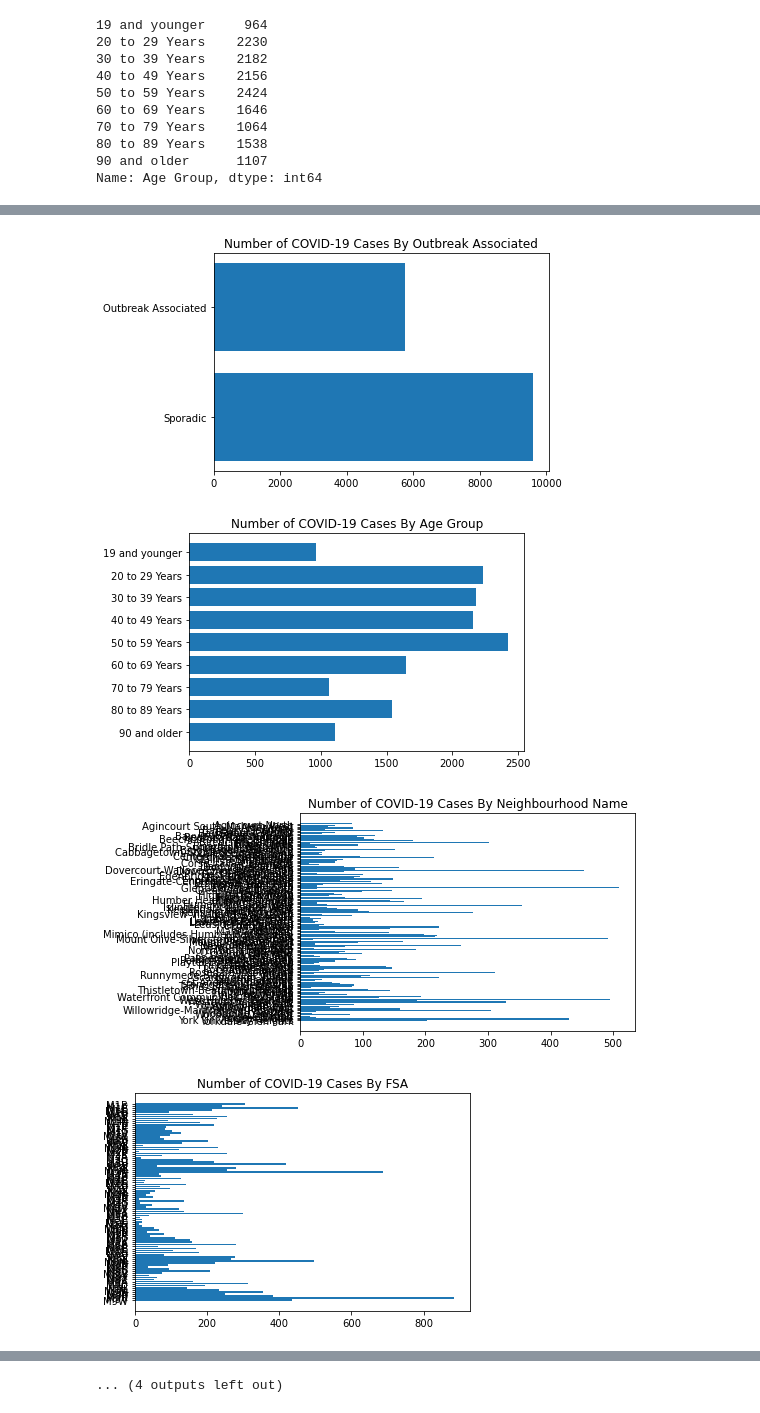
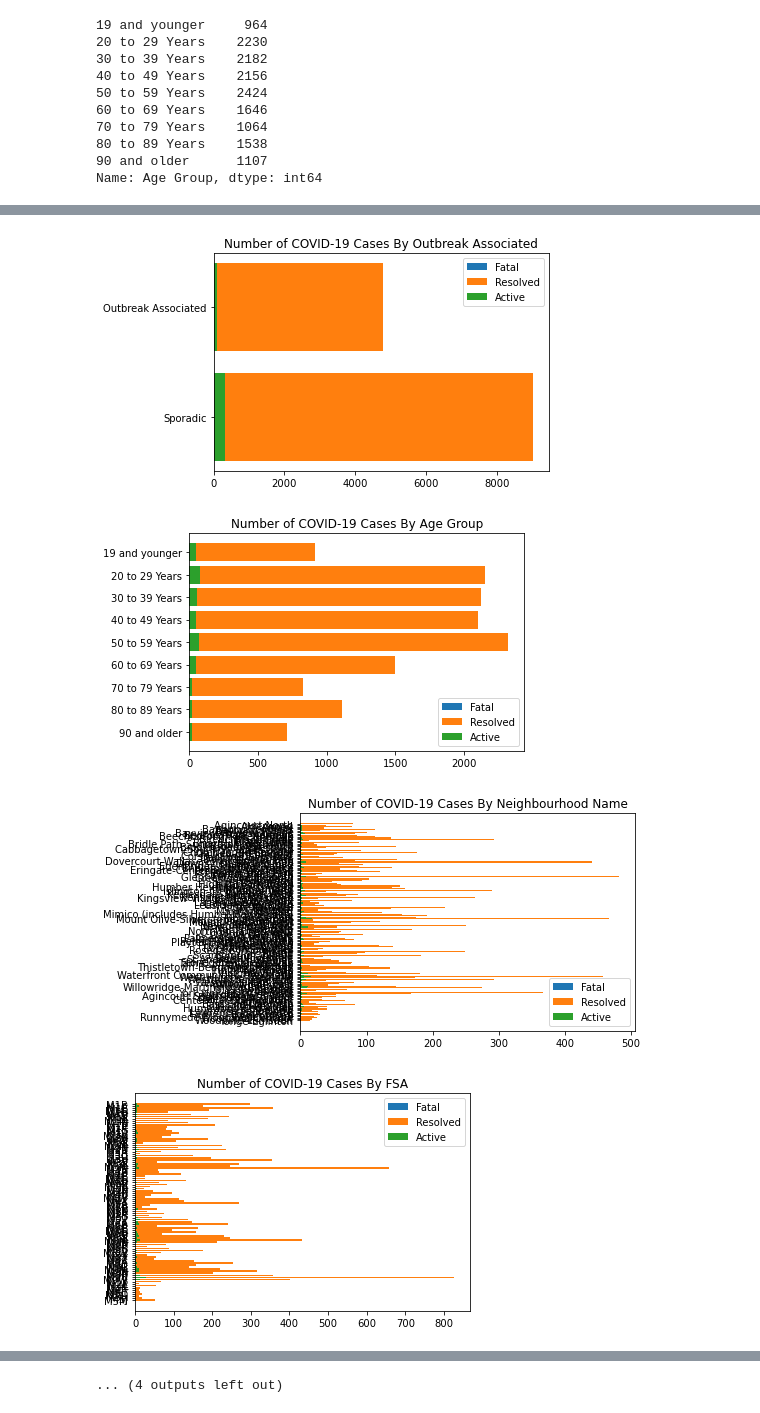
Before and after one commit to adrienne-siu/toronto_covid-19_cases_project, a Jupyter notebook: toronto_covid_notebook.ipynb, the cells around one changed output, grey strips where cells are left out. Cells and saved outputs as stored; diff of their text form; code cells hidden in the pictures.

Commit message:
Make stacked bar plots.

```diff
--- a/toronto_covid_notebook.ipynb
+++ b/toronto_covid_notebook.ipynb
@@ -181,0 +171,4 @@ Text(0.5, 1.0, 'Number of COVID-19 Cases By Age Group')
+# %%
+entry_vc = covid_data[covid_data['Outcome']=='FATAL']['Age Group'].value_counts().sort_index()
+entry = entry_vc.index.tolist()
+print(entry)
@@ -196,15 +204,47 @@ def create_bar_chart(column_name):
+# %%
+# Function to create a stacked bar chart of a column variable
+# Stack by outcome: active, fatal, resolved
+# Input: column_name is a string for the name of the column, e.g. 'Outbreak', 'Age Group'
+def create_stacked_bar_chart(column_name):
+    # Column to be filtered
+    filter_column = 'Outcome'
+    # Entries to be filtered
+    filter_entry_list = ['FATAL', 'RESOLVED', 'ACTIVE']
+    # Initialize lists of entries and value counts after filtering
+    entry_list = []
+    entry_vc_list = []
+
+    # Loop through entries to be filtered
+    for i in range(len(filter_entry_list)):
+        # Entries and value counts for each filter
+        entry, entry_vc = get_filtered_entries_and_value_counts_from_column(column_name, filter_column, filter_entry_list[i])
+        # Append to list
+        entry_list.append(entry)
+        entry_vc_list.append(entry_vc)
+
+    # Bar graphs of each variable
+    fig = plt.figure()
+    fatal_bar = plt.barh(entry_list[0], entry_vc_list[0])
+    resolved_bar = plt.barh(entry_list[1], entry_vc_list[1])
+    active_bar = plt.barh(entry_list[2], entry_vc_list[2])
+    # Invert the y-axis so that the order of the entries is from top to bottom
+    plt.gca().invert_yaxis()
+    plt.title('Number of COVID-19 Cases By ' + column_name)
+    plt.legend((fatal_bar[0], resolved_bar[0], active_bar[0]), ('Fatal', 'Resolved', 'Active'))
+    plt.show()
 # %%
 # Put the column names of the dataset into a list
 columns = list(covid_data.columns)
 
 # Remove the first two column names (the IDs) because I don't need to graph them
 columns_no_IDs = columns[2:]
 
 # Create bar charts for relevant columns
 for column in columns_no_IDs:
-    create_bar_chart(column)
+    #create_bar_chart(column)
+    create_stacked_bar_chart(column)
 # %% [output]
-[figure, old version]
+[figure, new version]
-[figure, old version]
+[figure, new version]
-[figure, old version]
+[figure, new version]
-[figure, old version]
+[figure, new version]
```
Also changed, not shown: parts of 7 cells of this notebook.
